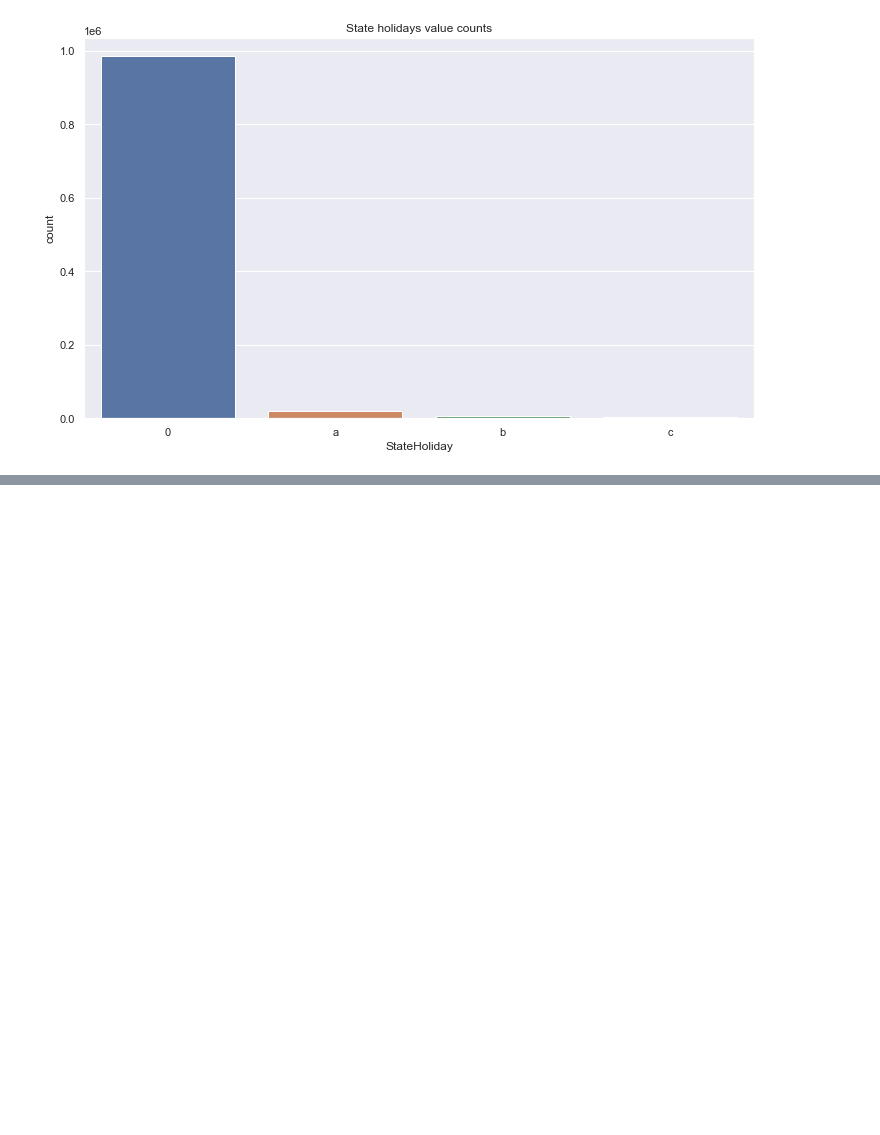
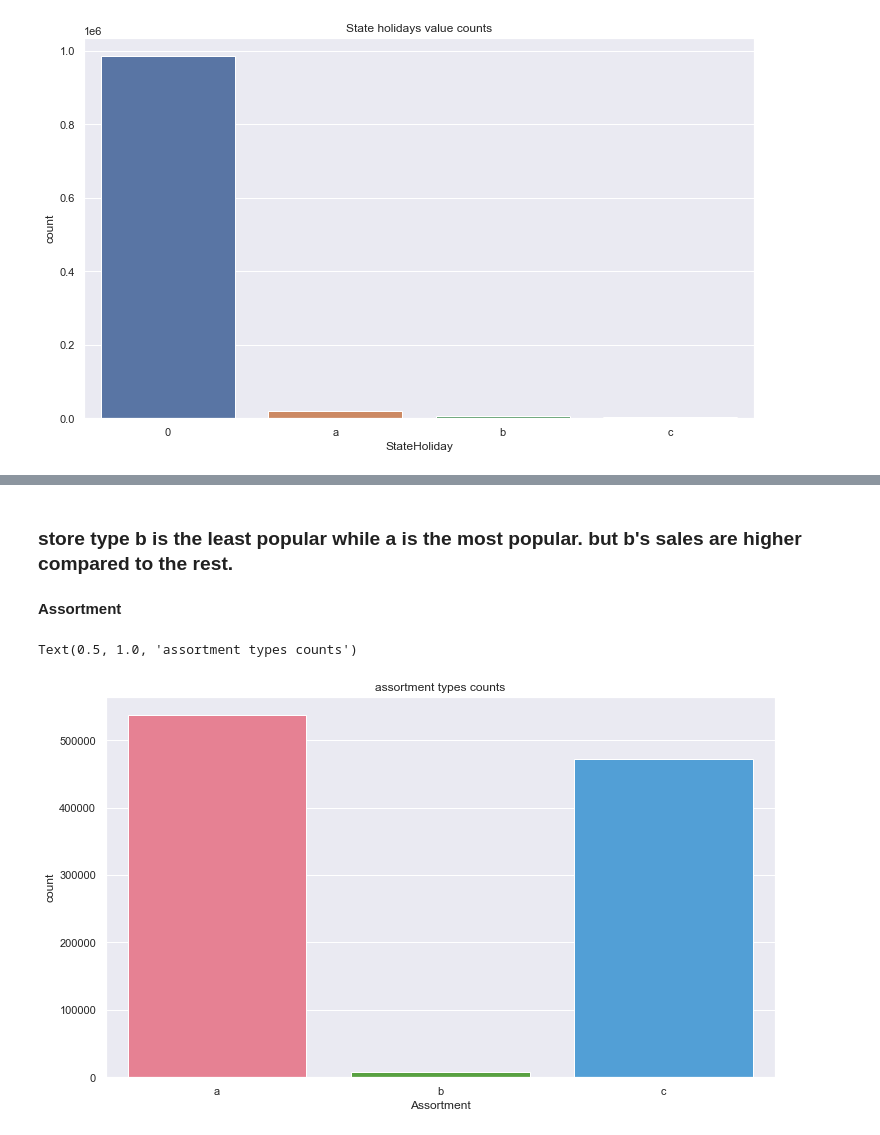
Before and after one commit to DiyeMark/Pharmaceutical-Sales-Prediction, a Jupyter notebook: notebooks/data_exploration.ipynb, the cells around one changed output, grey strips where cells are left out. Drawn from its saved outputs; the diff is of its cells as text; code cells hidden in the pictures; blank space fills up the shorter version.

```diff
--- a/notebooks/data_exploration.ipynb
+++ b/notebooks/data_exploration.ipynb
@@ -385,0 +381,9 @@ Text(0.5, 1.0, 'sales during Stateholidays')
+# %% [markdown]
+### store type b is the least popular while a is the most popular. but b's sales are higher compared to the rest.
+# %% [markdown]
+<strong>Assortment</strong>
+# %%
+sns.countplot(x='Assortment', data=train_set, order=['a','b','c'], palette = 'husl').set_title('assortment types counts')
+# %% [output]
+Text(0.5, 1.0, 'assortment types counts')
+[figure, added]
```
Also changed, not shown: parts of 59 cells of this notebook.
